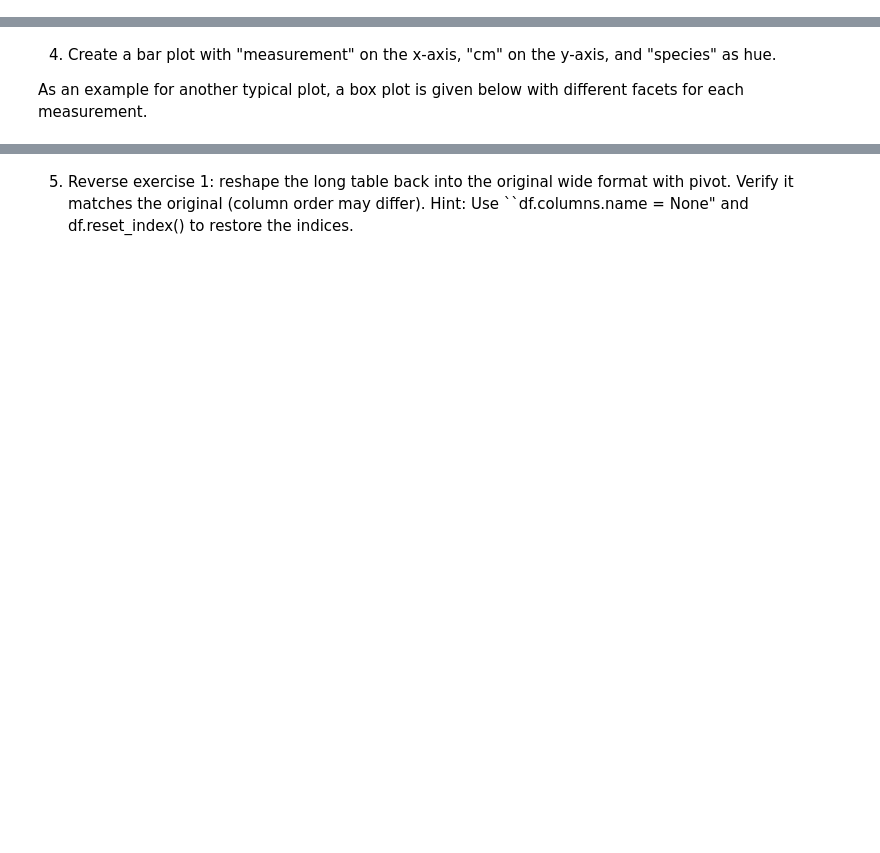
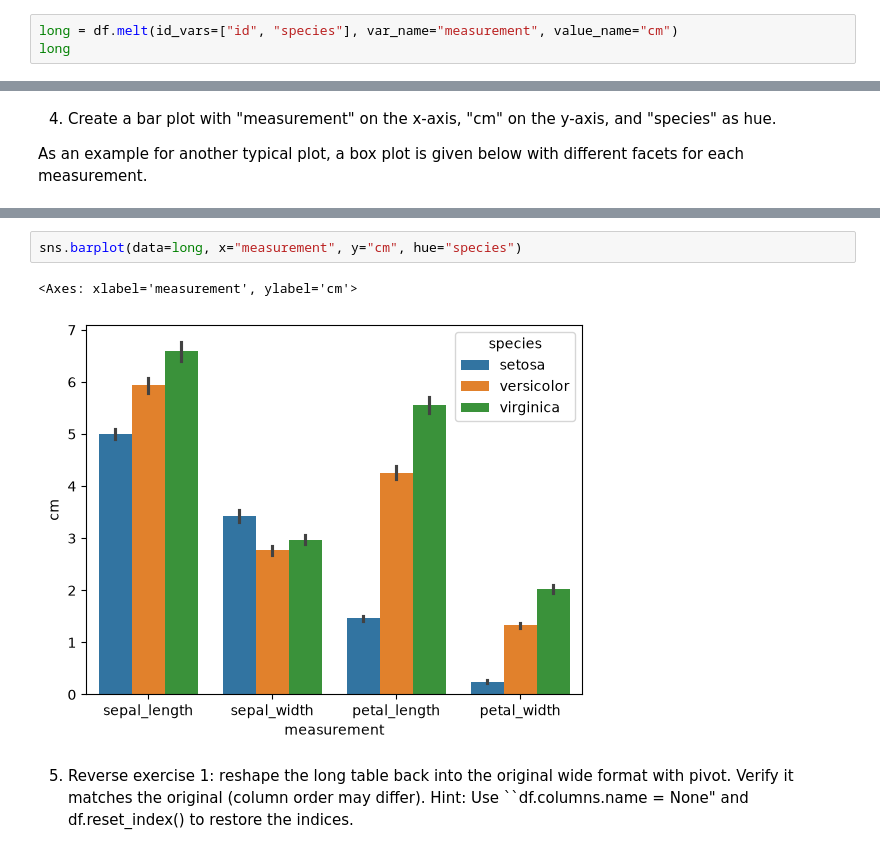
Before and after one commit to mcschuman/ChemicalDataScience103, a Jupyter notebook: lectures/session15/materials/melt_pivot.ipynb, the cells around one changed output, grey strips where cells are left out. Saved outputs shown, nothing was run; the diff lists cells and outputs as text; blank space fills up the shorter version.

```diff
--- a/lectures/session15/materials/melt_pivot.ipynb
+++ b/lectures/session15/materials/melt_pivot.ipynb
@@ -92,2 +99,5 @@ df.head()
 # %% [markdown]
 1) Melt the ``df`` into a long table `long` with the columns "species", "measurement" and "cm".
+# %%
+long = df.melt(id_vars=["id", "species"], var_name="measurement", value_name="cm")
+long
@@ -105,2 +166,7 @@ sns.catplot(data=long, x="species", y="cm", col="measurement",
+# %%
+sns.barplot(data=long, x="measurement", y="cm", hue="species")
+# %% [output]
+<Axes: xlabel='measurement', ylabel='cm'>
+[figure, added]
 # %% [markdown]
 5) Reverse exercise 1: reshape the long table back into the original wide format with pivot. Verify it matches the original (column order may differ). Hint: Use ``df.columns.name = None" and df.reset_index() to restore the indices.
```
Also changed, not shown: parts of 8 cells of this notebook, 5 other files.
